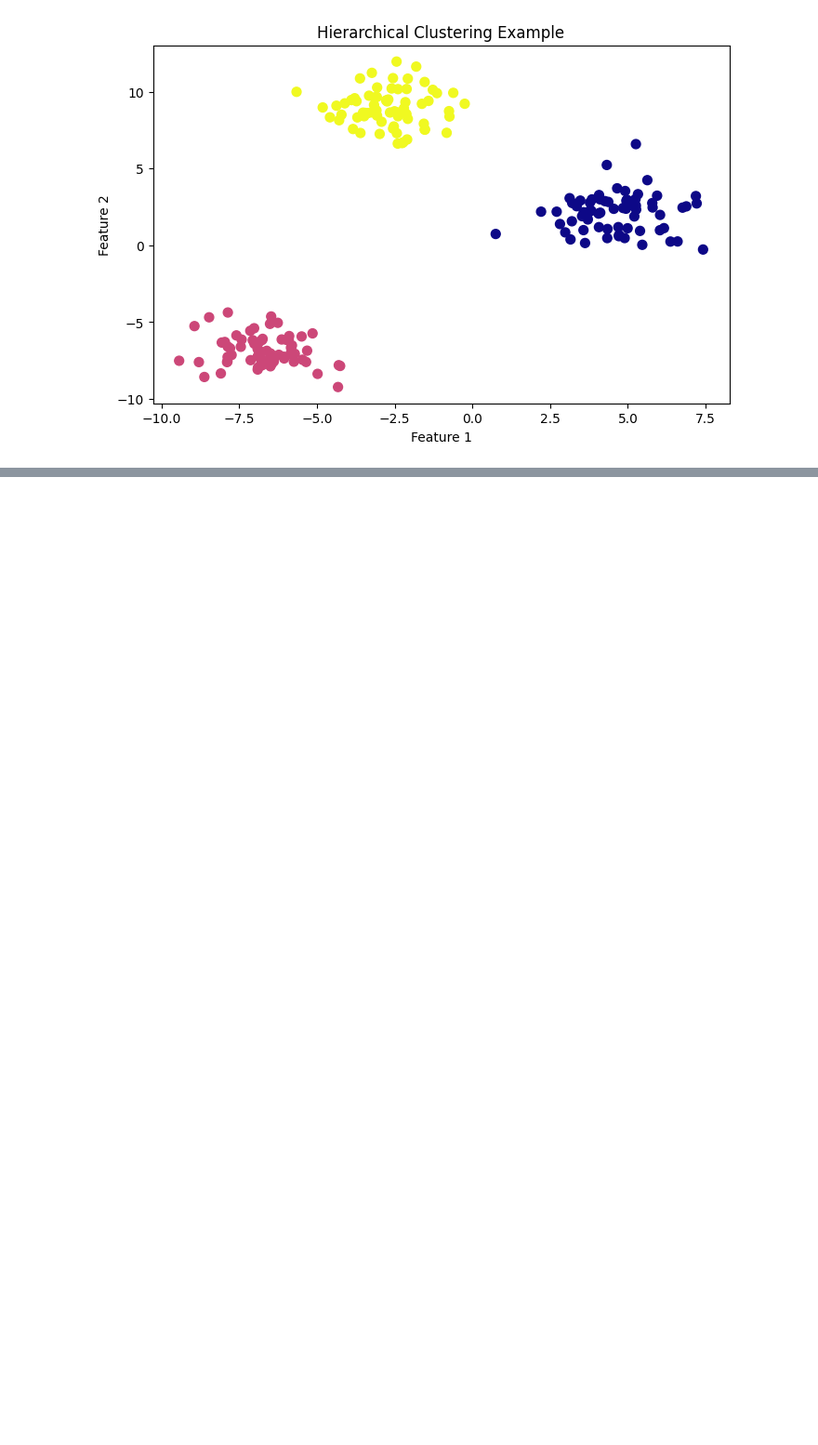
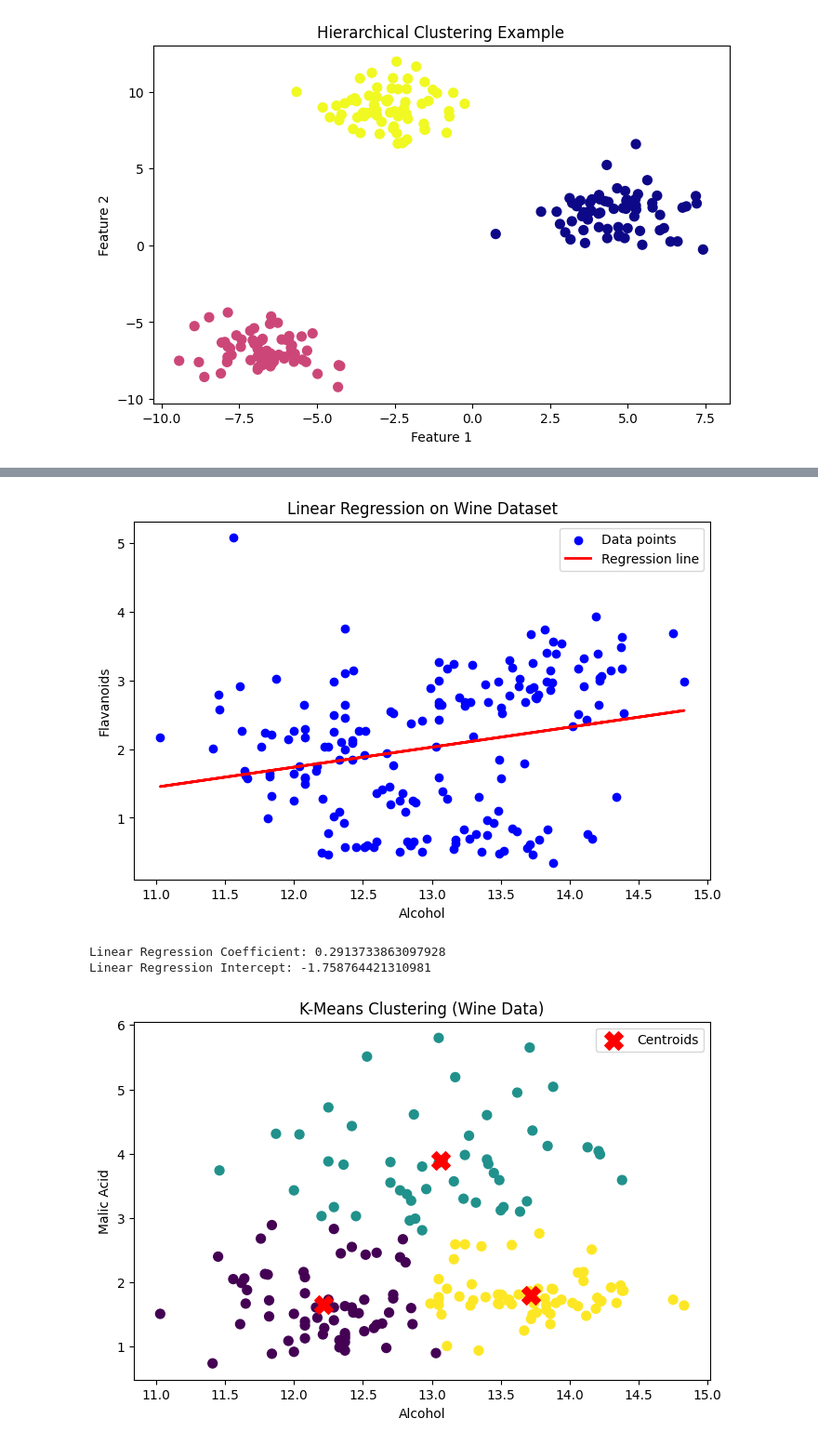
Before and after one commit to ANANDA-SWAROOP/aiml_project, a Jupyter notebook: means.ipynb, the cells around one changed output, grey strips where cells are left out. Shown at 93% size. Saved outputs shown, nothing was run; the diff lists cells and outputs as text; code cells hidden in the pictures; blank space fills up the shorter version.

```diff
--- a/means.ipynb
+++ b/means.ipynb
@@ -197,33 +197,31 @@ Linear Regression Intercept: 2.3302306410539453
 [figure]
 [figure]
 # %%
-
-
-# Install libraries (if not already in Colab)
+# Install libraries (only needed once in Colab)
 # !pip install matplotlib seaborn scikit-learn scipy
 
 import numpy as np
 import pandas as pd
 import matplotlib.pyplot as plt
 import seaborn as sns
-from sklearn.datasets import load_boston, load_wine
+from sklearn.datasets import load_wine
 from sklearn.linear_model import LinearRegression
 from sklearn.cluster import KMeans, AgglomerativeClustering
 from scipy.cluster.hierarchy import dendrogram, linkage
 
 # -----------------------------
-# 1. LINEAR REGRESSION - Boston Housing
+# Load Wine Dataset
 # -----------------------------
-# Load dataset
-boston = load_boston()
-df_boston = pd.DataFrame(boston.data, columns=boston.feature_names)
-df_boston["MEDV"] = boston.target  # house price
+wine = load_wine(as_frame=True)
+df = wine.frame
+print(df.head())
 
-print(df_boston.head())
-
-# Predict house price (MEDV) using RM (average number of rooms)
-X = df_boston[["RM"]]
-y = df_boston["MEDV"]
+# -----------------------------
+# 1. LINEAR REGRESSION
+# -----------------------------
+# Example: Predict "flavanoids" from "alcohol"
+X = df[["alcohol"]]
+y = df["flavanoids"]
 
 model = LinearRegression()
 model.fit(X, y)
@@ -233,9 +231,9 @@ y_pred = model.predict(X)
 plt.figure(figsize=(8,5))
 plt.scatter(X, y, color="blue", label="Data points")
 plt.plot(X, y_pred, color="red", linewidth=2, label="Regression line")
-plt.title("Linear Regression: Rooms vs House Price (Boston Housing)")
-plt.xlabel("Average Number of Rooms (RM)")
-plt.ylabel("House Price (MEDV)")
+plt.title("Linear Regression on Wine Dataset")
+plt.xlabel("Alcohol")
+plt.ylabel("Flavanoids")
 plt.legend()
 plt.show()
 
@@ -243,29 +241,28 @@ print("Linear Regression Coefficient:", model.coef_[0])
 print("Linear Regression Intercept:", model.intercept_)
 
 # -----------------------------
-# 2. CLUSTERING - Wine Dataset
+# 2. K-MEANS CLUSTERING
 # -----------------------------
-wine = load_wine()
-df_wine = pd.DataFrame(wine.data, columns=wine.feature_names)
+# Use "alcohol" and "malic_acid" as clustering features
+X_clust = df[["alcohol", "malic_acid"]]
 
-# Use two features for visualization
-X_clust = df_wine[["alcohol", "color_intensity"]]
-
-# ---- KMeans ----
 kmeans = KMeans(n_clusters=3, random_state=42, n_init=10)
-labels_km = kmeans.fit_predict(X_clust)
+labels = kmeans.fit_predict(X_clust)
 
 plt.figure(figsize=(8,5))
-plt.scatter(X_clust["alcohol"], X_clust["color_intensity"], c=labels_km, cmap="viridis", s=50)
+plt.scatter(X_clust["alcohol"], X_clust["malic_acid"],
+            c=labels, cmap="viridis", s=50)
 plt.scatter(kmeans.cluster_centers_[:,0], kmeans.cluster_centers_[:,1],
             c="red", marker="X", s=200, label="Centroids")
 plt.title("K-Means Clustering (Wine Data)")
 plt.xlabel("Alcohol")
-plt.ylabel("Color Intensity")
+plt.ylabel("Malic Acid")
 plt.legend()
 plt.show()
 
-# ---- Hierarchical ----
+# -----------------------------
+# 3. HIERARCHICAL CLUSTERING
+# -----------------------------
 linked = linkage(X_clust, method="ward")
 
 plt.figure(figsize=(10,5))
@@ -277,9 +274,10 @@ agg_clust = AgglomerativeClustering(n_clusters=3, linkage="ward")
 labels_hc = agg_clust.fit_predict(X_clust)
 
 plt.figure(figsize=(8,5))
-plt.scatter(X_clust["alcohol"], X_clust["color_intensity"], c=labels_hc, cmap="plasma", s=50)
+plt.scatter(X_clust["alcohol"], X_clust["malic_acid"],
+            c=labels_hc, cmap="plasma", s=50)
 plt.title("Hierarchical Clustering (Wine Data)")
 plt.xlabel("Alcohol")
-plt.ylabel("Color Intensity")
+plt.ylabel("Malic Acid")
 plt.show()
 # %% [output]
@@ -289,0 +304,4 @@ The Boston housing prices dataset has an ethical problem: as
+[figure, added]
+Linear Regression Coefficient: 0.2913733863097928
+Linear Regression Intercept: -1.758764421310981
+[figure, added]
```
Also changed, not shown: parts of 2 cells of this notebook.
